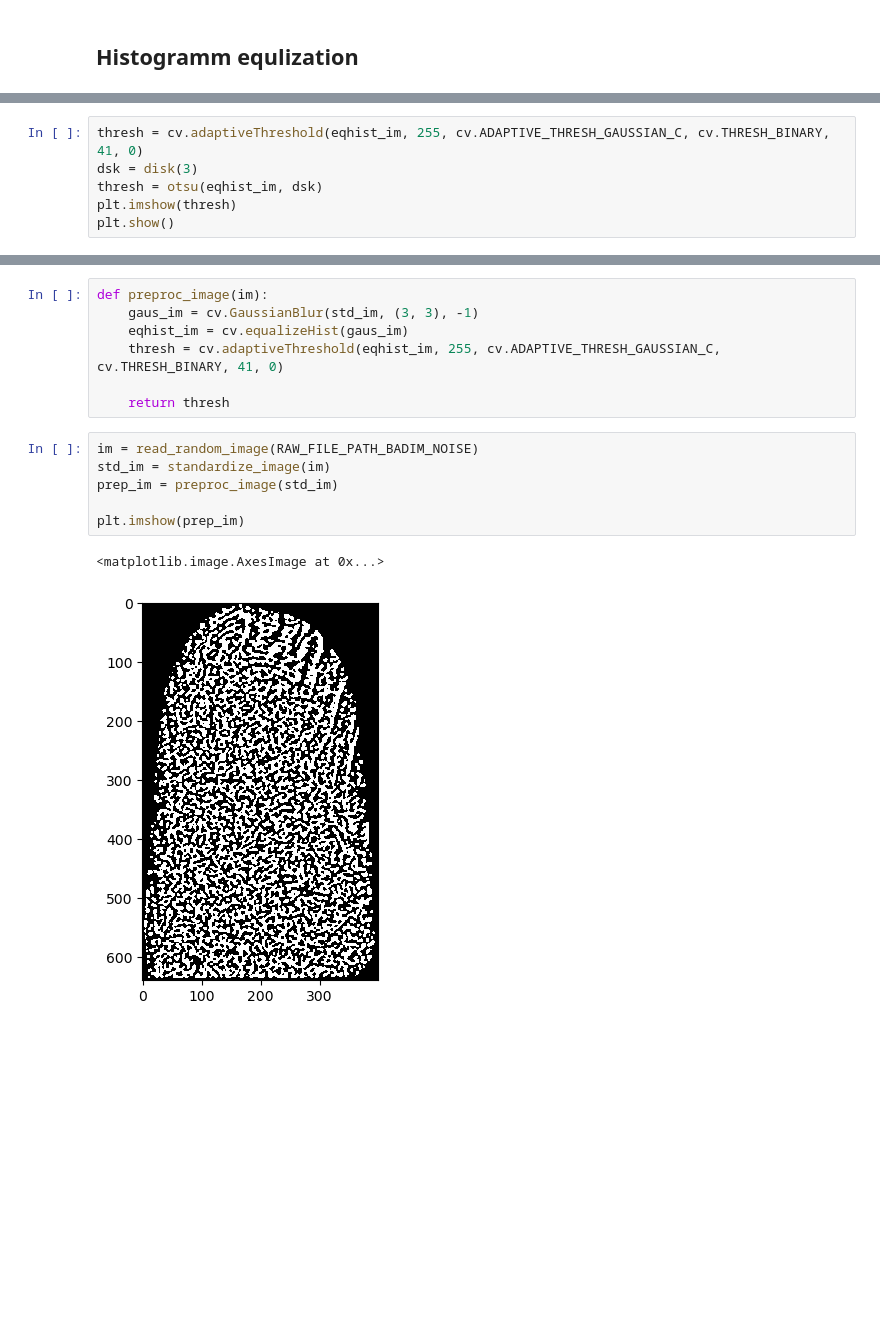
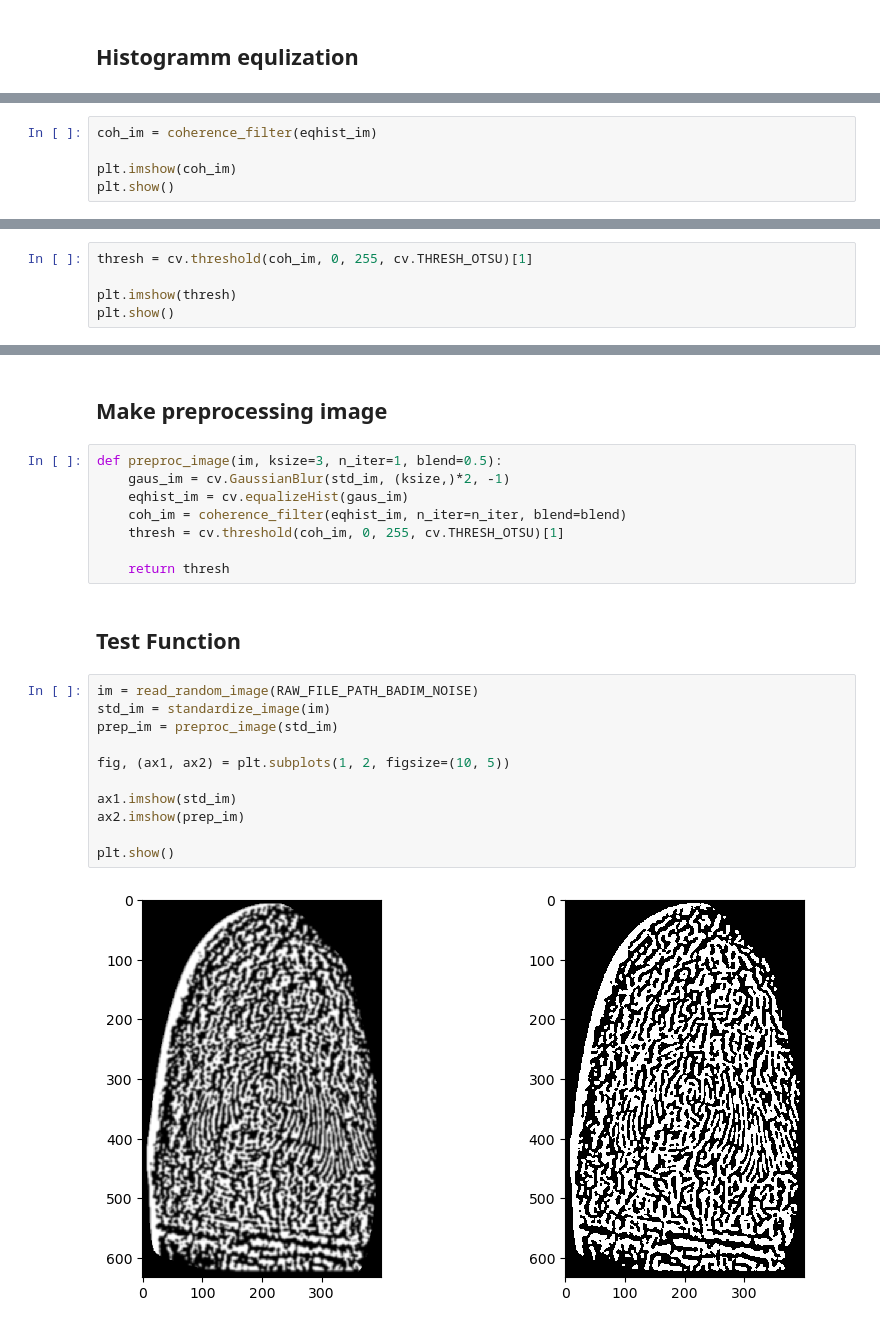
Before and after one commit to veruti/fingerprint_validation, a Jupyter notebook: notebooks/5. Image preprocessing.ipynb, the cells around one changed output, grey strips where cells are left out. Cells and saved outputs as stored; diff of their text form; blank space fills up the shorter version.

Commit message:
Add preprocessing function

```diff
--- a/notebooks/5. Image preprocessing.ipynb
+++ b/notebooks/5. Image preprocessing.ipynb
@@ -102,0 +105,5 @@ pass
+# %%
+coh_im = coherence_filter(eqhist_im)
+
+plt.imshow(coh_im)
+plt.show()
@@ -103,7 +114,6 @@ pass
 # %%
-thresh = cv.adaptiveThreshold(eqhist_im, 255, cv.ADAPTIVE_THRESH_GAUSSIAN_C, cv.THRESH_BINARY, 41, 0)
-dsk = disk(3)
-thresh = otsu(eqhist_im, dsk)
+thresh = cv.threshold(coh_im, 0, 255, cv.THRESH_OTSU)[1]
+
 plt.imshow(thresh)
 plt.show()
 # %% [output]
@@ -111,16 +121,25 @@ plt.show()
+# %% [markdown]
+## Make preprocessing image
 # %%
-def preproc_image(im):
-    gaus_im = cv.GaussianBlur(std_im, (3, 3), -1)
+def preproc_image(im, ksize=3, n_iter=1, blend=0.5):
+    gaus_im = cv.GaussianBlur(std_im, (ksize,)*2, -1)
     eqhist_im = cv.equalizeHist(gaus_im)
-    thresh = cv.adaptiveThreshold(eqhist_im, 255, cv.ADAPTIVE_THRESH_GAUSSIAN_C, cv.THRESH_BINARY, 41, 0)
+    coh_im = coherence_filter(eqhist_im, n_iter=n_iter, blend=blend)
+    thresh = cv.threshold(coh_im, 0, 255, cv.THRESH_OTSU)[1]
 
     return thresh
+# %% [markdown]
+## Test Function
 # %%
 im = read_random_image(RAW_FILE_PATH_BADIM_NOISE)
 std_im = standardize_image(im)
 prep_im = preproc_image(std_im)
 
-plt.imshow(prep_im)
+fig, (ax1, ax2) = plt.subplots(1, 2, figsize=(10, 5))
+
+ax1.imshow(std_im)
+ax2.imshow(prep_im)
+
+plt.show()
 # %% [output]
-<matplotlib.image.AxesImage at 0x...>
-[figure, old version]
+[figure, new version]
```
Also changed, not shown: parts of 7 cells of this notebook.
